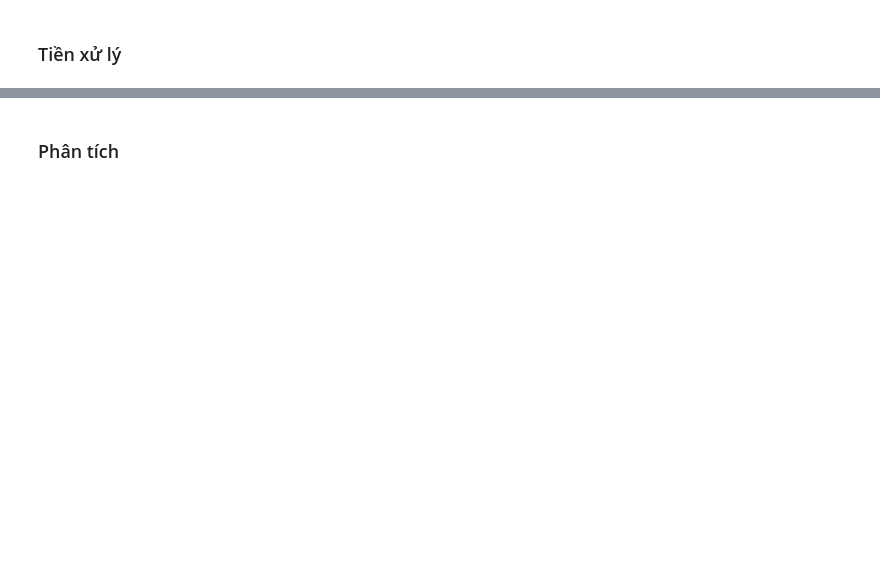
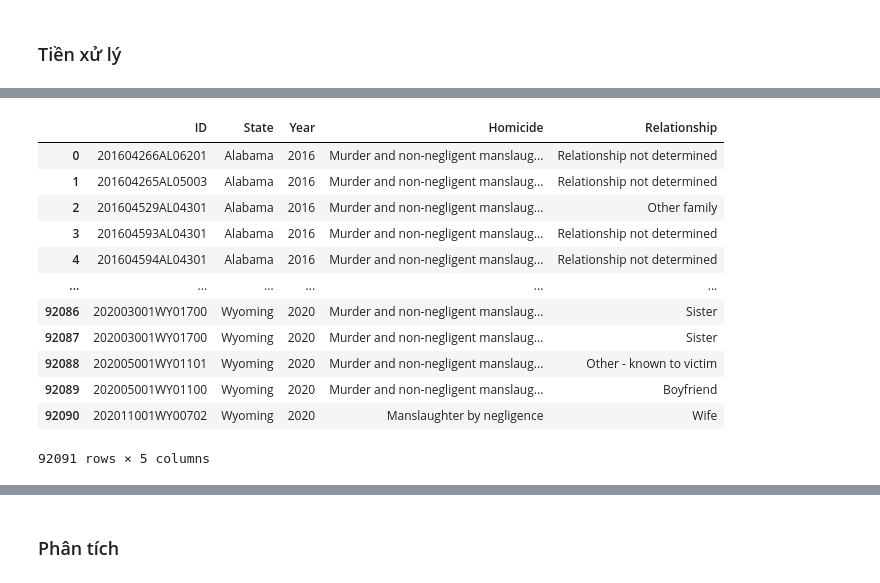
Before and after one commit to SangPhan852/P4DS_Project, a Jupyter notebook: 20127288_20127613.ipynb, the cells around one changed output, grey strips where cells are left out. Drawn from its saved outputs; the diff is of its cells as text; code cells hidden in the pictures; blank space fills up the shorter version.

```diff
--- a/20127288_20127613.ipynb
+++ b/20127288_20127613.ipynb
@@ -74,5 +74,3 @@ Mỗi dòng là thông tin của 1 vụ án bao gồm thời gian, địa điể
 ## Kiểm tra các dòng bị trùng lắp
 # %% [markdown]
 - Thực hiện xóa các dòng bị trùng lắp do trong đó có nhiều nạn nhân liên quan tới cùng 1 vụ án.
-# %%
-homi_df = homi_df.drop_duplicates()
@@ -407,0 +406,17 @@ homi_df
+# %%
+df = homi_df[['ID', 'State', 'Year', 'Homicide', 'Relationship']]
+df
+# %% [output]
+|  | ID | State | Year | Homicide | Relationship |
+| 0 | 201604266AL06201 | Alabama | 2016 | Murder and non-negligent manslaug... | Relationship not determined |
+| 1 | 201604265AL05003 | Alabama | 2016 | Murder and non-negligent manslaug... | Relationship not determined |
+| 2 | 201604529AL04301 | Alabama | 2016 | Murder and non-negligent manslaug... | Other family |
+| 3 | 201604593AL04301 | Alabama | 2016 | Murder and non-negligent manslaug... | Relationship not determined |
+| 4 | 201604594AL04301 | Alabama | 2016 | Murder and non-negligent manslaug... | Relationship not determined |
+| ... | ... | ... | ... | ... | ... |
+| 92086 | 202003001WY01700 | Wyoming | 2020 | Murder and non-negligent manslaug... | Sister |
+| 92087 | 202003001WY01700 | Wyoming | 2020 | Murder and non-negligent manslaug... | Sister |
+| 92088 | 202005001WY01101 | Wyoming | 2020 | Murder and non-negligent manslaug... | Other - known to victim |
+| 92089 | 202005001WY01100 | Wyoming | 2020 | Murder and non-negligent manslaug... | Boyfriend |
+| 92090 | 202011001WY00702 | Wyoming | 2020 | Manslaughter by negligence | Wife |
+92091 rows × 5 columns
```
Also changed, not shown: parts of 32 cells of this notebook, 1 other file.
